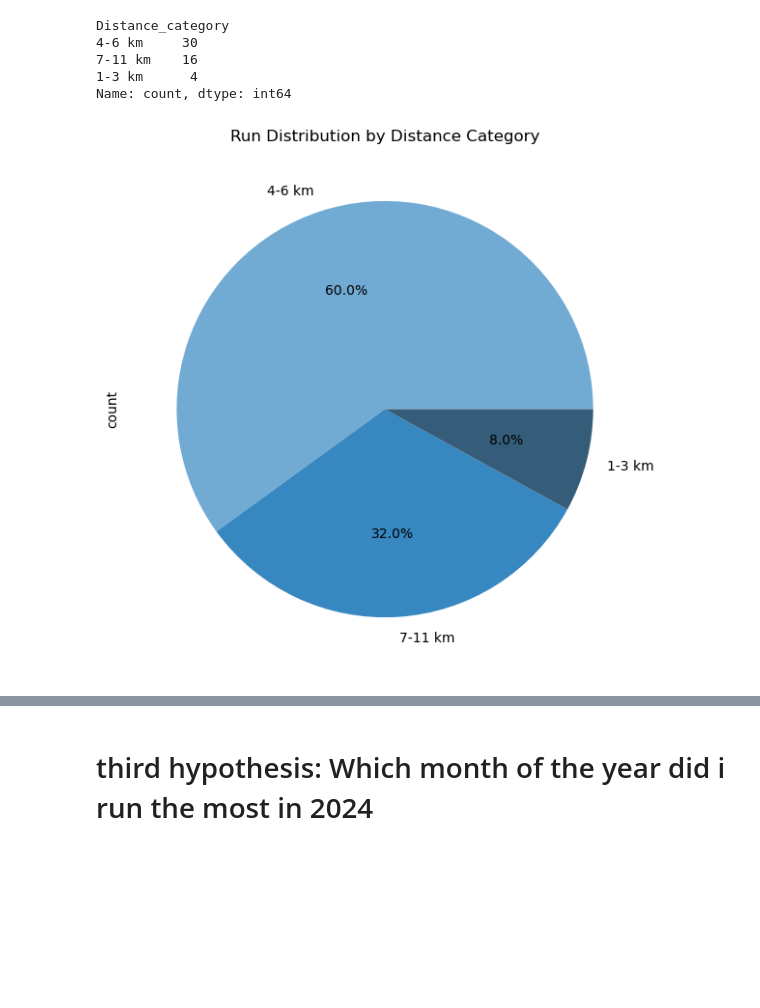
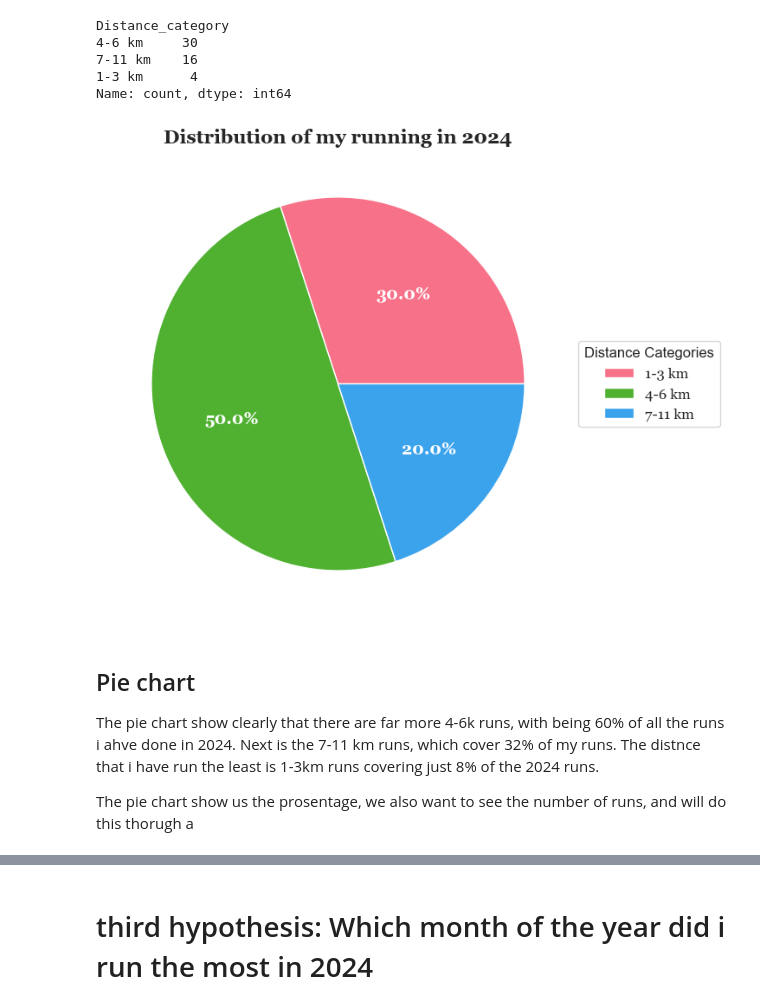
Before and after one commit to Kristine-jo/ExamPSY3035, a Jupyter notebook: Script/stravadata.ipynb, the cells around one changed output, grey strips where cells are left out. Drawn from its saved outputs; the diff is of its cells as text; code cells hidden in the pictures; blank space fills up the shorter version.

```diff
--- a/Script/stravadata.ipynb
+++ b/Script/stravadata.ipynb
@@ -272,15 +302,3 @@ Distance_category
 7-11 km    16
 1-3 km      4
 Name: count, dtype: int64
-# %%
-# Plotting a pie chart
-plt.figure(figsize=(7, 7))
-category_counts.plot.pie(autopct='%1.1f%%', colors=sns.color_palette('Blues_d', n_colors=len(category_counts)))
-
-# Adding a title
-plt.title("Run Distribution by Distance Category")
-
-# Show the plot
-plt.show()
-# %% [output]
-[figure, removed]
@@ -289 +305,47 @@ plt.show()
+# %%
+
+# Example data (replace with actual data)
+category_counts = pd.Series([30, 50, 20], index=["1-3 km", "4-6 km", "7-11 km"])
+
+# Define color palette
+colors = sns.color_palette("husl", n_colors=len(category_counts))
+
+# Create figure
+plt.figure(figsize=(7, 7))
+
+# Plot pie chart **without category labels**
+wedges, _, autotexts = plt.pie(
+    category_counts,
+    autopct='%1.1f%%',
+    colors=colors,
+    textprops={"fontname": "Georgia", "fontsize": 14, "color": "white", "fontweight": "bold"},
+    wedgeprops={"edgecolor": "white"}  # White line between the categories
+)
+
+# **Adjust percentage text visibility**
+for text in autotexts:
+    text.set_fontname("Georgia")
+    text.set_fontsize(14)
+    text.set_color("white")  # Set percentage text to white
+
+#**Add legend (colormap) outside the pie chart**
+plt.legend(wedges, category_counts.index, title="Distance Categories",
+           loc="center left", bbox_to_anchor=(1, 0.5),
+           prop={"family": "Georgia", "size": 12})  # Apply Georgia font to legend
+
+
+
+
+# Adding a title
+plt.title("Distribution of my running in 2024", fontname="Georgia", fontweight="bold", fontsize=16)
+
+# Show the plot
+plt.show()
+# %% [output]
+[figure, added]
+# %% [markdown]
+## Pie chart
+The pie chart show clearly that there are far more 4-6k runs, with being 60% of all the runs i ahve done in 2024. Next is the 7-11 km runs, which cover 32% of my runs. The distnce that i have run the least is 1-3km runs covering just 8% of the 2024 runs.
+
+The pie chart show us the prosentage, we also want to see the number of runs, and will do this thorugh a
 # %%
```
Also changed, not shown: parts of 21 cells of this notebook.
